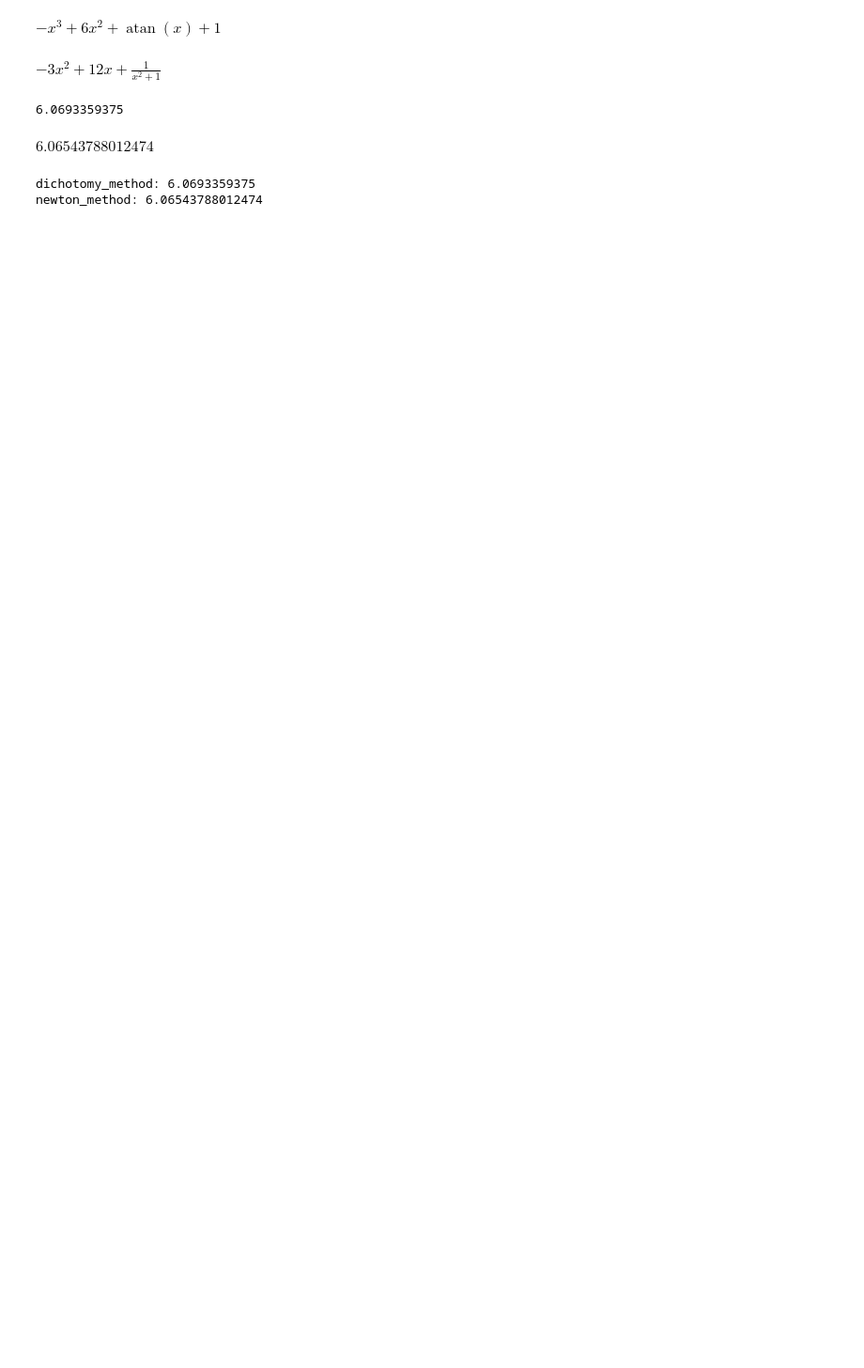
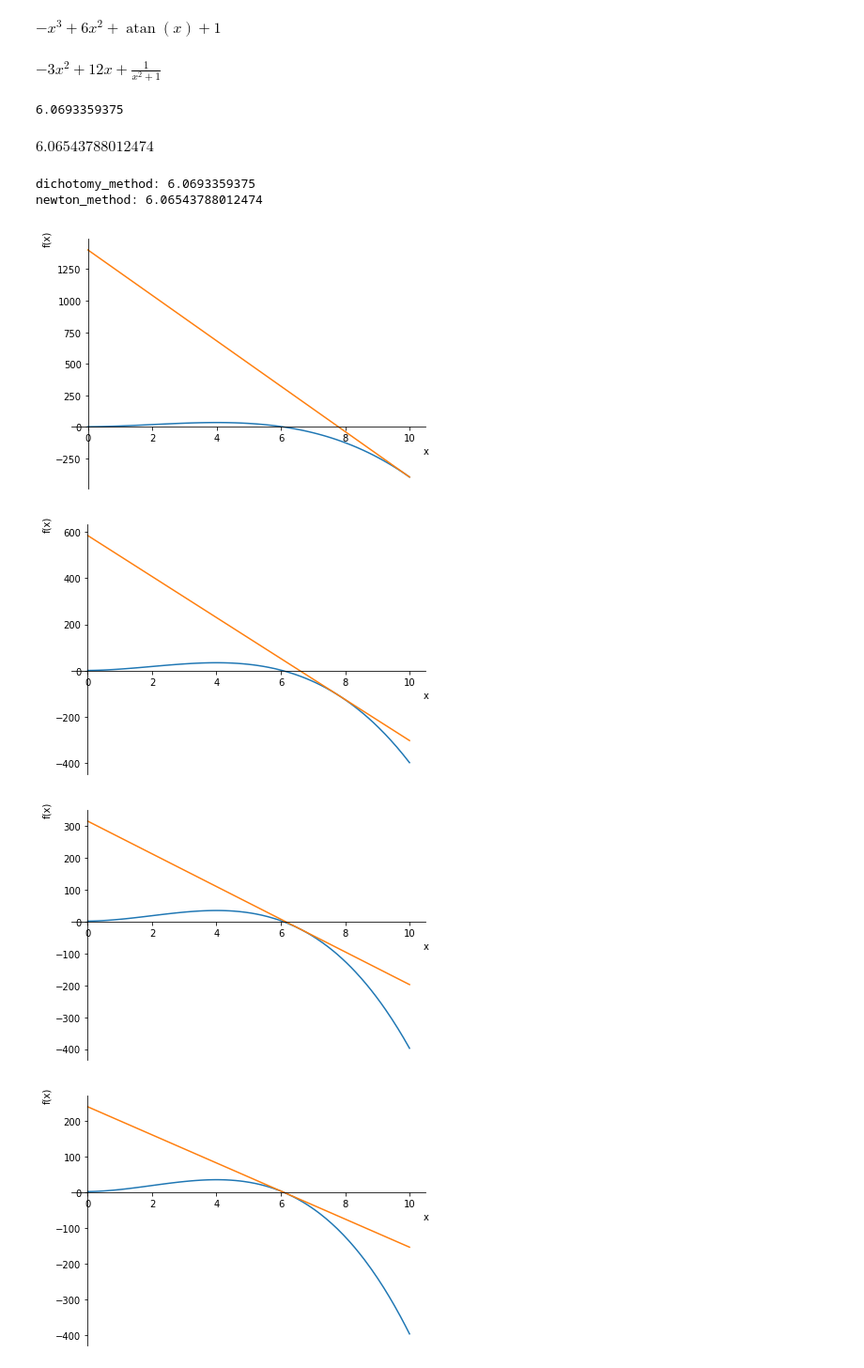
Before and after one commit to irina-suslova/numerical_methods, a Jupyter notebook: lab4/methods_lab_4.ipynb, the cells around one changed output. Shown at 94% size. Drawn from its saved outputs; the diff is of its cells as text; code cells hidden in the pictures; blank space fills up the shorter version.

```diff
--- a/lab4/methods_lab_4.ipynb
+++ b/lab4/methods_lab_4.ipynb
@@ -70,13 +70,18 @@ newton_method: 6.06543788012474
 # %%
 #newton_method
 
 def newton_method_approximation(f_x, a, b, epsilon):
     coord = b
     all_coords = [coord]
     while (abs(f_x.subs(x, coord)) >= epsilon):
+        plot(f_x, (x - coord) * diff_f_x.subs(x, coord).n() + f_x.subs(x, coord).n(), (x, 0, 10))
         coord -= f_x.subs(x, coord).n() / diff_f_x.subs(x, coord).n()
         all_coords.append(coord)
     return all_coords
 
 newton_method_approximation(f_x, a, b, epsilon)
 # %% [output]
+[figure, added]
+[figure, added]
+[figure, added]
+[figure, added]
```
Also changed, not shown: parts of 1 cell of this notebook.
